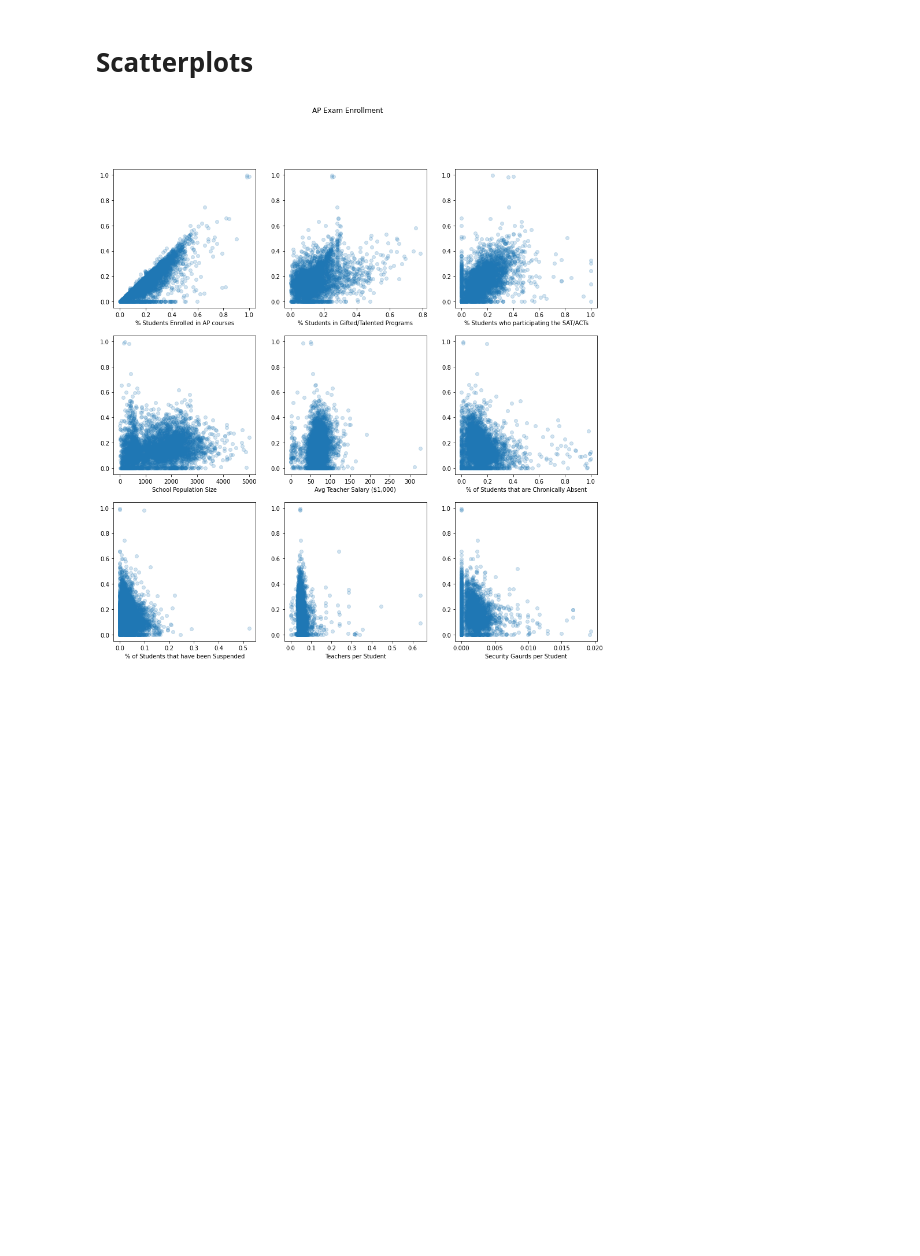
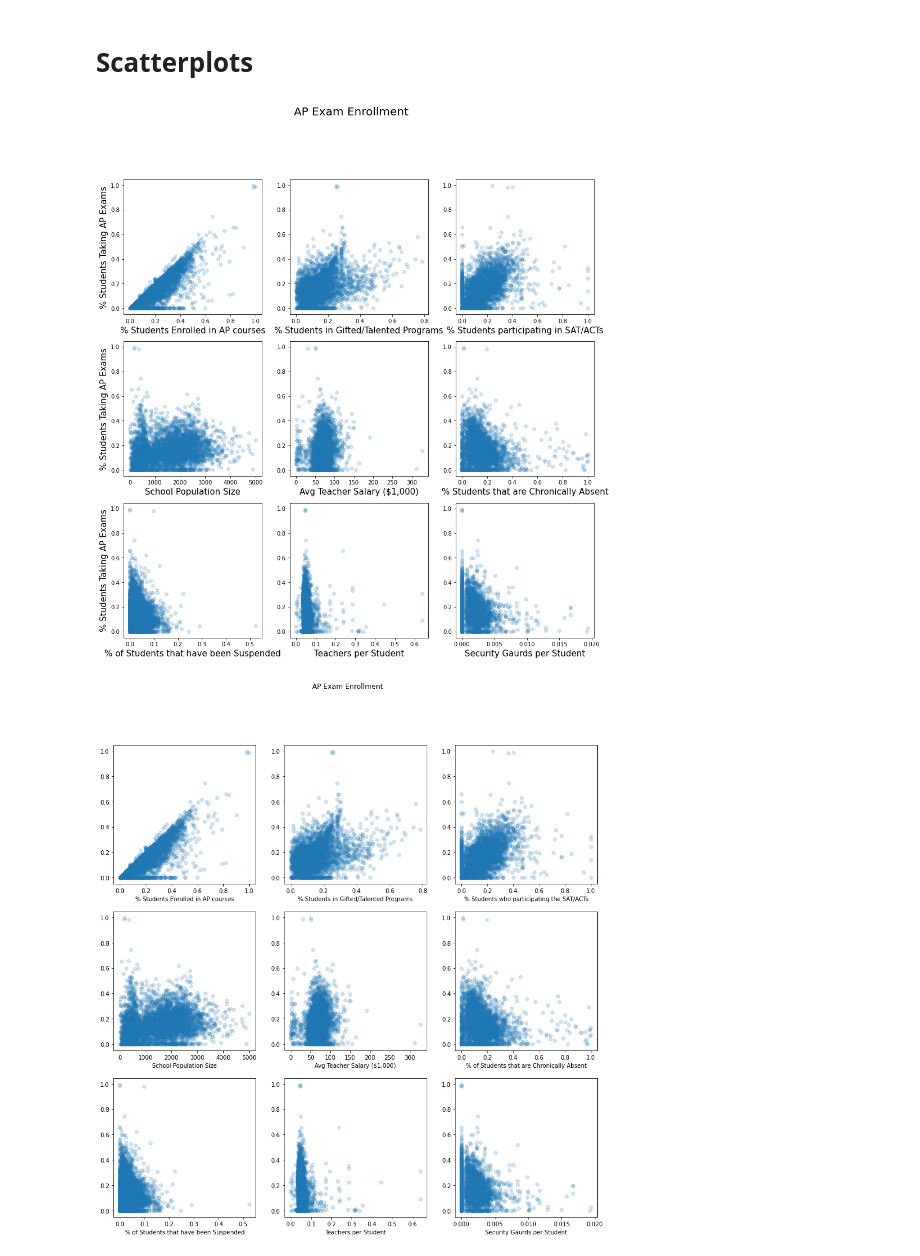
Before and after one commit to meeraduggs/AP-Exams, a Jupyter notebook: EDA/ap_full_EDA.ipynb, the cells around one changed output. Saved outputs shown, nothing was run; the diff lists cells and outputs as text; code cells hidden in the pictures; blank space fills up the shorter version.

```diff
--- a/EDA/ap_full_EDA.ipynb
+++ b/EDA/ap_full_EDA.ipynb
@@ -46,6 +59,41 @@ plt.show()
 # Scatterplots
 # %%
 # ap['avg_teacher_salary_1K'] = ap['avg_teacher_salary'] / 1000
+# %%
+fig,ax = plt.subplots(3, 3, figsize=(15, 15))
+fig.suptitle("AP Exam Enrollment", y=1.0, fontsize=20)
+
+ax[0,0].scatter(ap['enrl_AP'], ap['AP_oneormore_relative'], alpha=0.2)
+ax[0,0].set_xlabel("% Students Enrolled in AP courses", fontsize = 15)
+ax[0,0].set_ylabel("% Students Taking AP Exams", fontsize = 15)
+
+ax[0,1].scatter(ap['enrl_gifted_talented'], ap['AP_oneormore_relative'], alpha=0.2)
+ax[0,1].set_xlabel("% Students in Gifted/Talented Programs", fontsize = 15)
+
+ax[0,2].scatter(ap['students_SAT_ACT'], ap['AP_oneormore_relative'], alpha=0.2)
+ax[0,2].set_xlabel("% Students participating in SAT/ACTs", fontsize = 15)
+
+ax[1,0].scatter(ap['enrollment'], ap['AP_oneormore_relative'], alpha=0.2)
+ax[1,0].set_xlabel("School Population Size", fontsize = 15)
+ax[1,0].set_ylabel("% Students Taking AP Exams", fontsize = 15)
+
+ax[1,1].scatter(ap['avg_teacher_salary_1K'], ap['AP_oneormore_relative'], alpha=0.2)
+ax[1,1].set_xlabel("Avg Teacher Salary ($1,000)", fontsize = 15)
+
+ax[1,2].scatter(ap['students_chronically_absent'], ap['AP_oneormore_relative'], alpha=0.2)
+ax[1,2].set_xlabel("% Students that are Chronically Absent", fontsize = 15)
+
+ax[2,0].scatter(ap['students_susp_out_sch_single'], ap['AP_oneormore_relative'], alpha=0.2)
+ax[2,0].set_xlabel("% of Students that have been Suspended", fontsize = 15)
+ax[2,0].set_ylabel("% Students Taking AP Exams", fontsize = 15)
+
+ax[2,1].scatter(ap['teachers_per_student'], ap['AP_oneormore_relative'], alpha=0.2)
+ax[2,1].set_xlabel("Teachers per Student", fontsize = 15)
+
+ax[2,2].scatter(ap['security_gaurds_per_students'], ap['AP_oneormore_relative'], alpha=0.2)
+ax[2,2].set_xlabel("Security Gaurds per Student", fontsize = 15);
+# %% [output]
+[figure, added]
 # %%
 fig,ax = plt.subplots(3, 3, figsize=(15, 15))
 fig.suptitle("AP Exam Enrollment")
```
Also changed, not shown: parts of 3 cells of this notebook, 3 other files.
